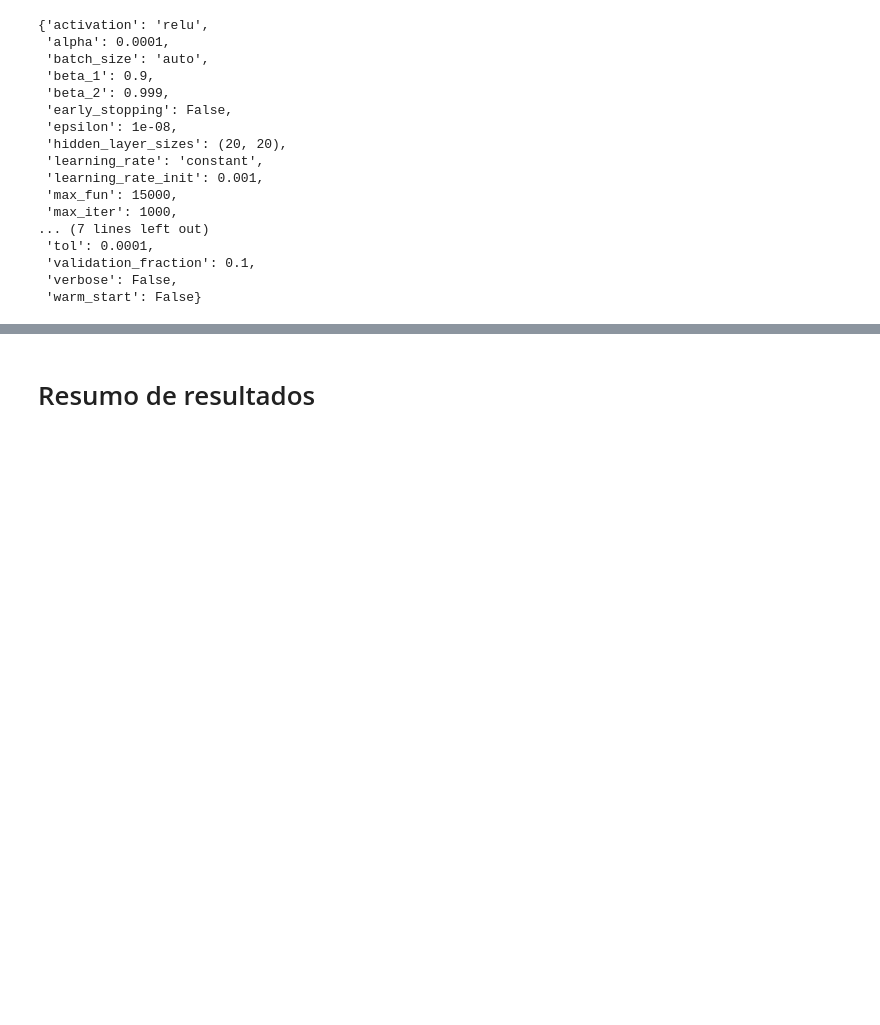
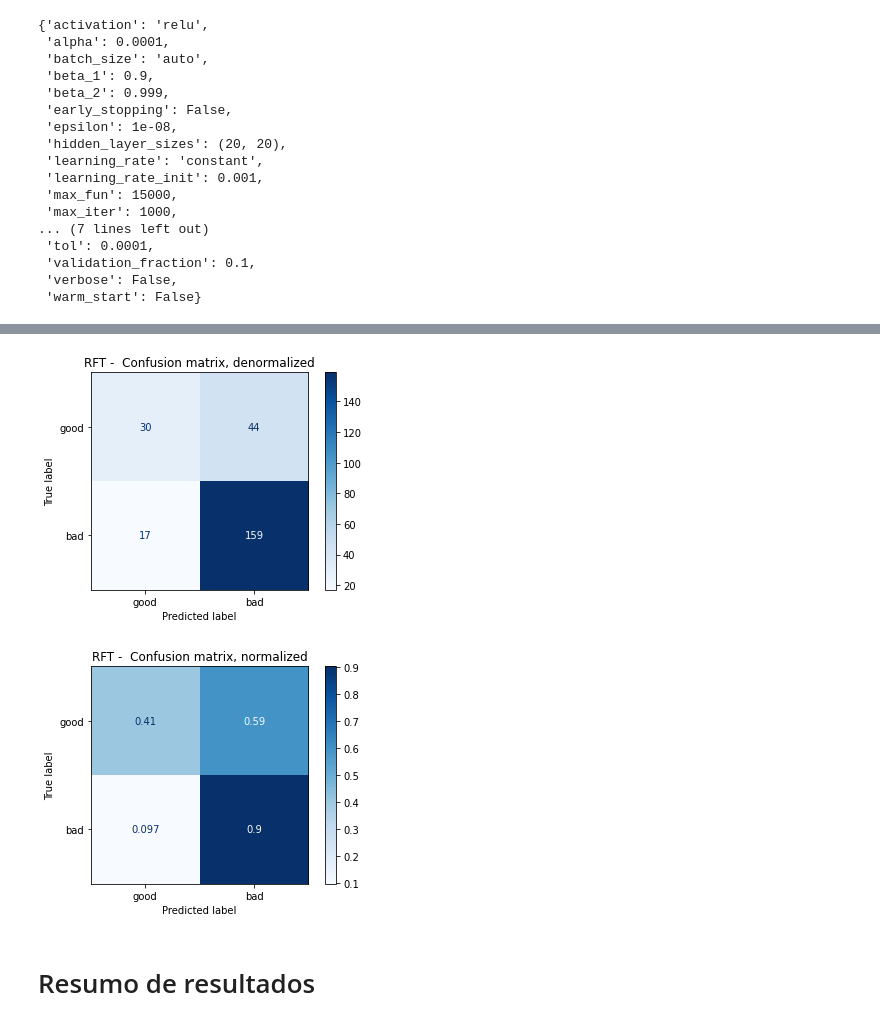
Before and after one commit to valuedriven/dataanalysis, a Jupyter notebook: trabalho_final/trabalho_final.ipynb, the cells around one changed output, grey strips where cells are left out. Cells and saved outputs as stored; diff of their text form; code cells hidden in the pictures; blank space fills up the shorter version.

```diff
--- a/trabalho_final/trabalho_final.ipynb
+++ b/trabalho_final/trabalho_final.ipynb
@@ -556,0 +571,8 @@ confusion_matrix(y_test, y_pred, options, method, class_names, color_map)
+# %%
+from sklearn.ensemble import RandomForestClassifier
+
+rft = RandomForestClassifier()
+rft.fit(data,target)
+score = rft.score(data,target)
+print(score)
+print(rft.predict_proba(data))
@@ -557,3 +618,8 @@ confusion_matrix(y_test, y_pred, options, method, class_names, color_map)
+# %%
+confusion_matrix(y_test, y_pred, options, method, class_names, color_map)
+# %% [output]
+[figure, added]
+[figure, added]
 # %% [markdown]
 # Resumo de resultados
 # %%
```
Also changed, not shown: parts of 35 cells of this notebook.
